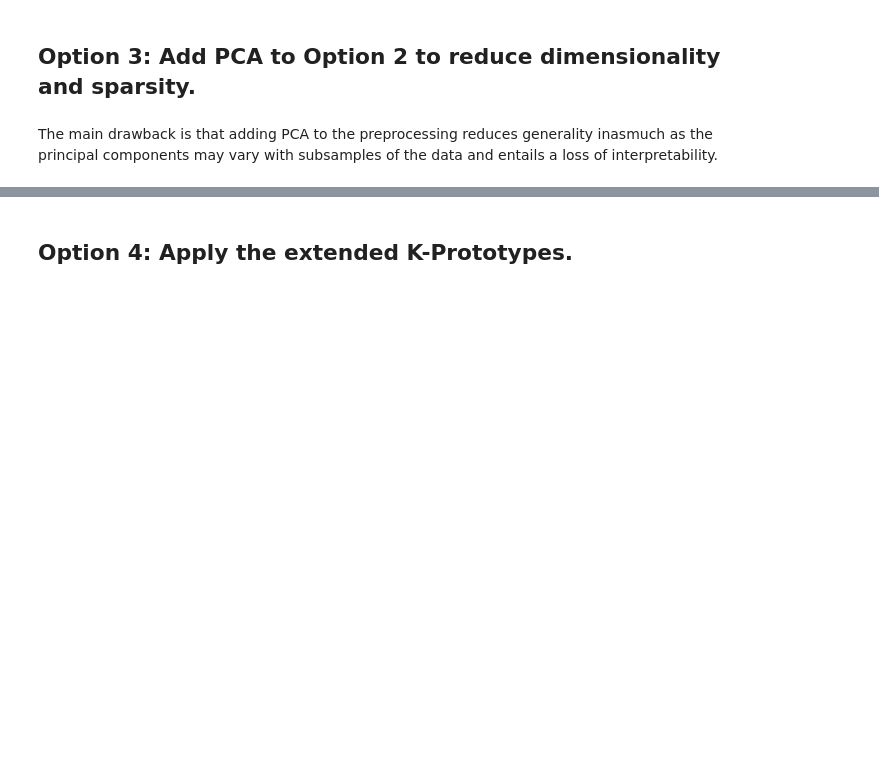
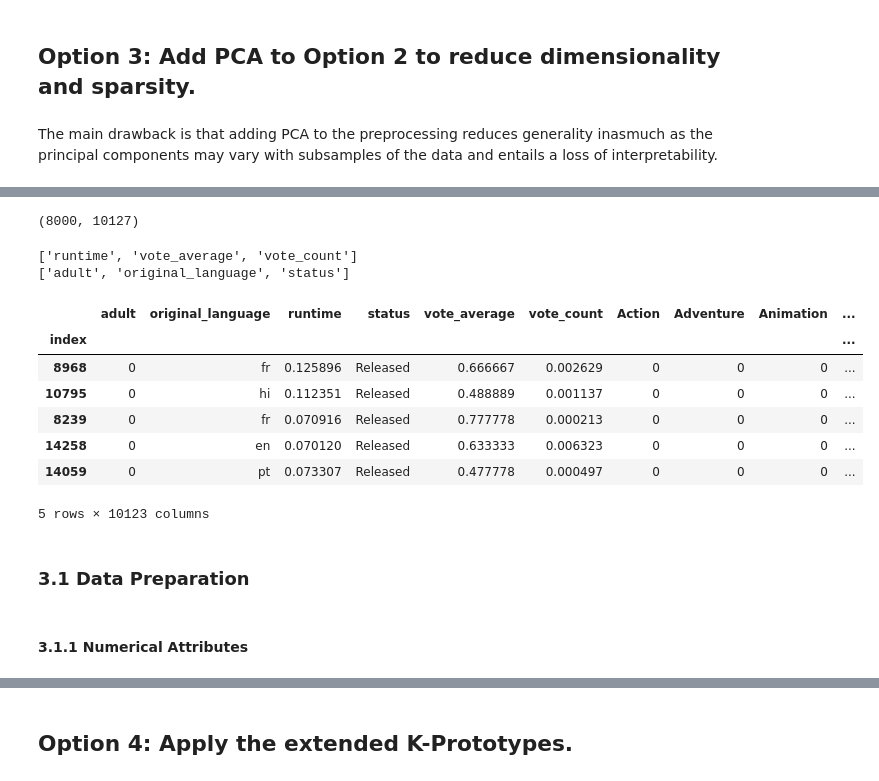
Before and after one commit to ManuelConcepcion/extended_kprototypes, a Jupyter notebook: examples/movies_metadata.ipynb, the cells around one changed output, grey strips where cells are left out. Saved outputs shown, nothing was run; the diff lists cells and outputs as text; code cells hidden in the pictures; blank space fills up the shorter version.

```diff
--- a/examples/movies_metadata.ipynb
+++ b/examples/movies_metadata.ipynb
@@ -811,3 +804,9 @@ We can see that the categorical differentiators are wether the genre is Drama, w
 ## Option 3: Add PCA to Option 2 to reduce dimensionality and sparsity.
 # %% [markdown]
 The main drawback is that adding PCA to the preprocessing reduces generality inasmuch as the principal components may vary with subsamples of the data and entails a loss of interpretability.
+# %%
+option_3_df = movies_metadata.copy()
+# %%
+option_3_df.index.rename('index', inplace=True)
+
+option_3_df.head()
@@ -813,0 +821,22 @@ The main drawback is that adding PCA to the preprocessing reduces generality ina
+# %%
+columns_to_concat = [option_3_df]
+dummy_cols = []
+multi_val_cols = ['genres', 'production_companies', 'production_countries', 'spoken_languages']
+
+for attribute in multi_val_cols:
+    dummy_df = pd.get_dummies(option_3_df[attribute].apply(pd.Series).stack()).groupby('index', level=0).sum()
+    dummy_cols += list(dummy_df.columns)
+    columns_to_concat.append(dummy_df)
+option_3_df = pd.concat(columns_to_concat, axis=1).drop(multi_val_cols, axis=1)
+
+option_3_df.shape
+# %% [output]
+(8000, 10127)
+# %%
+num_cols = list(num_cols)
+print(num_cols)
+
+print(cat_cols)
+# %% [output]
+['runtime', 'vote_average', 'vote_count']
+['adult', 'original_language', 'status']
@@ -813,0 +849,13 @@ The main drawback is that adding PCA to the preprocessing reduces generality ina
+# %%
+X.head()
+# %% [output]
+|  | adult | original_language | runtime | status | vote_average | vote_count | Action | Adventure | Animation | ... |
+| index |  |  |  |  |  |  |  |  |  | ... |
+| 8968 | 0 | fr | 0.125896 | Released | 0.666667 | 0.002629 | 0 | 0 | 0 | ... |
+| 10795 | 0 | hi | 0.112351 | Released | 0.488889 | 0.001137 | 0 | 0 | 0 | ... |
+| 8239 | 0 | fr | 0.070916 | Released | 0.777778 | 0.000213 | 0 | 0 | 0 | ... |
+| 14258 | 0 | en | 0.070120 | Released | 0.633333 | 0.006323 | 0 | 0 | 0 | ... |
+| 14059 | 0 | pt | 0.073307 | Released | 0.477778 | 0.000497 | 0 | 0 | 0 | ... |
+5 rows × 10123 columns
+# %% [markdown]
+### 3.1 Data Preparation
@@ -813,0 +866,2 @@ The main drawback is that adding PCA to the preprocessing reduces generality ina
+# %% [markdown]
+#### 3.1.1 Numerical Attributes
```
Also changed, not shown: parts of 76 cells of this notebook, 1 other file.
